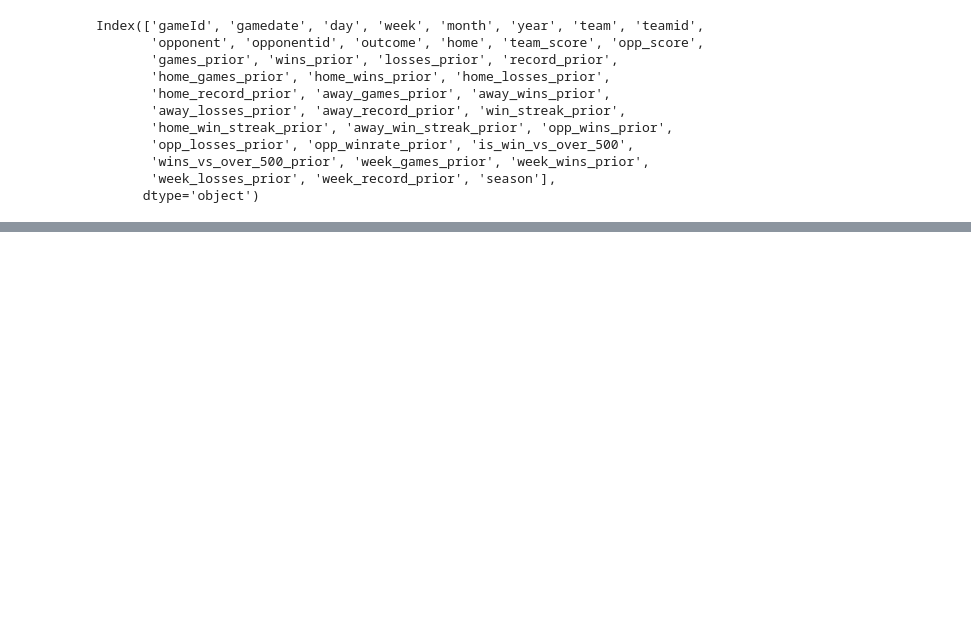
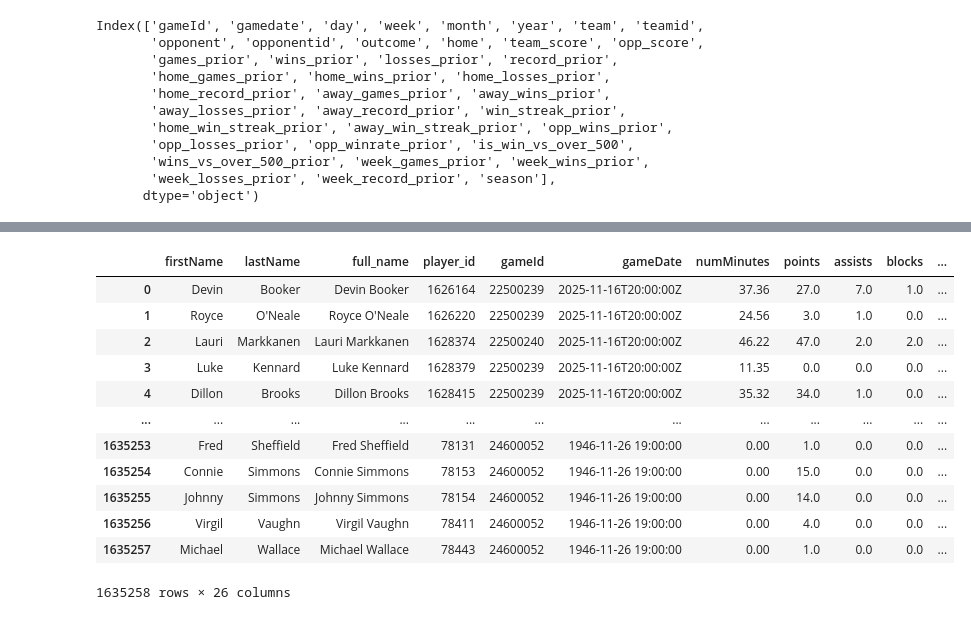
Before and after one commit to dejiandrew/nba-award-predictor, a Jupyter notebook: pow_features.ipynb, the cells around one changed output, grey strips where cells are left out. Drawn from its saved outputs; the diff is of its cells as text; code cells hidden in the pictures; blank space fills up the shorter version.

```diff
--- a/pow_features.ipynb
+++ b/pow_features.ipynb
@@ -550,0 +559,23 @@ player_statistics_df
+# %%
+player_statistics_df = player_statistics_df[['firstName', 'lastName', 'full_name', 'player_id', 'gameId', 'gameDate',
+  'numMinutes', 'points', 'assists',
+       'blocks', 'steals', 'fieldGoalsAttempted', 'fieldGoalsMade',
+       'fieldGoalsPercentage', 'threePointersAttempted', 'threePointersMade',
+       'threePointersPercentage', 'freeThrowsAttempted', 'freeThrowsMade',
+       'freeThrowsPercentage', 'reboundsDefensive', 'reboundsOffensive',
+       'reboundsTotal', 'foulsPersonal', 'turnovers', 'plusMinusPoints']]
+player_statistics_df
+# %% [output]
+|  | firstName | lastName | full_name | player_id | gameId | gameDate | numMinutes | points | assists | blocks | ... |
+| 0 | Devin | Booker | Devin Booker | 1626164 | 22500239 | 2025-11-16T20:00:00Z | 37.36 | 27.0 | 7.0 | 1.0 | ... |
+| 1 | Royce | O'Neale | Royce O'Neale | 1626220 | 22500239 | 2025-11-16T20:00:00Z | 24.56 | 3.0 | 1.0 | 0.0 | ... |
+| 2 | Lauri | Markkanen | Lauri Markkanen | 1628374 | 22500240 | 2025-11-16T20:00:00Z | 46.22 | 47.0 | 2.0 | 2.0 | ... |
+| 3 | Luke | Kennard | Luke Kennard | 1628379 | 22500239 | 2025-11-16T20:00:00Z | 11.35 | 0.0 | 0.0 | 0.0 | ... |
+| 4 | Dillon | Brooks | Dillon Brooks | 1628415 | 22500239 | 2025-11-16T20:00:00Z | 35.32 | 34.0 | 1.0 | 0.0 | ... |
+| ... | ... | ... | ... | ... | ... | ... | ... | ... | ... | ... | ... |
+| 1635253 | Fred | Sheffield | Fred Sheffield | 78131 | 24600052 | 1946-11-26 19:00:00 | 0.00 | 1.0 | 0.0 | 0.0 | ... |
+| 1635254 | Connie | Simmons | Connie Simmons | 78153 | 24600052 | 1946-11-26 19:00:00 | 0.00 | 15.0 | 0.0 | 0.0 | ... |
+| 1635255 | Johnny | Simmons | Johnny Simmons | 78154 | 24600052 | 1946-11-26 19:00:00 | 0.00 | 14.0 | 0.0 | 0.0 | ... |
+| 1635256 | Virgil | Vaughn | Virgil Vaughn | 78411 | 24600052 | 1946-11-26 19:00:00 | 0.00 | 4.0 | 0.0 | 0.0 | ... |
+| 1635257 | Michael | Wallace | Michael Wallace | 78443 | 24600052 | 1946-11-26 19:00:00 | 0.00 | 1.0 | 0.0 | 0.0 | ... |
+1635258 rows × 26 columns
```
Also changed, not shown: parts of 3 cells of this notebook.
